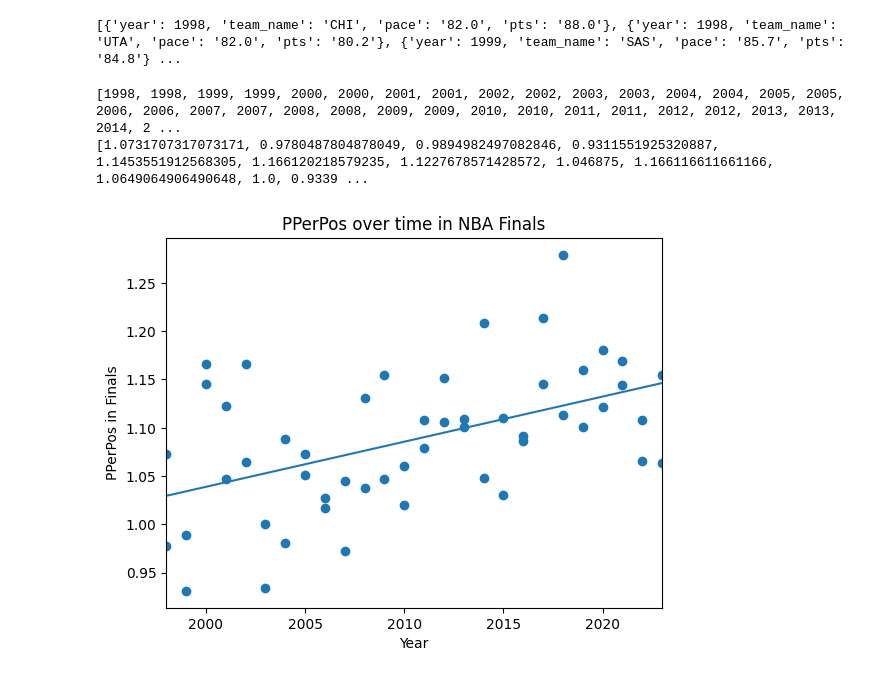
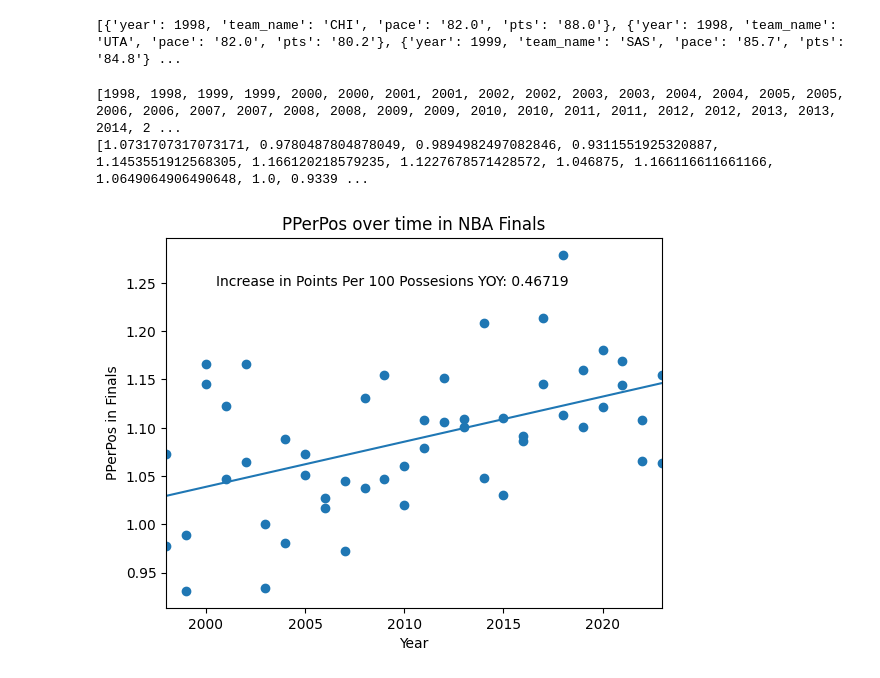
Before and after one commit to j-beastman/sportsanalfinal, a Jupyter notebook: Figures/PPerPos.ipynb, the cells around one changed output. Cells and saved outputs as stored; diff of their text form; code cells hidden in the pictures.

```diff
--- a/PPerPos.ipynb
+++ b/Figures/PPerPos.ipynb
@@ -112,24 +120,29 @@ for data in finals_data:
 # %%
 finals_years = [year for year in YEARS for _ in range(2)]
 print(finals_years)
 print(pts_per_possession_list)
 
 # create scatterplot
 plt.scatter(finals_years, pts_per_possession_list)
 
 # calculate equation for trendline
 z = np.polyfit(finals_years, pts_per_possession_list, 1)
 p = np.poly1d(z)
 
+slope = z[0]
+slope = slope * 100
+
 # add trendline to plot
 plt.plot(YEARS, p(YEARS))
+
+plt.text(0.1, 0.9, f'Increase in Points Per 100 Possesions YOY: {slope:.5f}', transform=plt.gca().transAxes, fontsize=10, verticalalignment='top')
 
 plt.xlabel('Year')
 plt.ylabel('PPerPos in Finals')
 plt.title('PPerPos over time in NBA Finals')
 plt.xlim(YEARS[0], YEARS[-1])
 plt.show()
 # %% [output]
 [1998, 1998, 1999, 1999, 2000, 2000, 2001, 2001, 2002, 2002, 2003, 2003, 2004, 2004, 2005, 2005, 2006, 2006, 2007, 2007, 2008, 2008, 2009, 2009, 2010, 2010, 2011, 2011, 2012, 2012, 2013, 2013, 2014, 2 ...
 [1.0731707317073171, 0.9780487804878049, 0.9894982497082846, 0.9311551925320887, 1.1453551912568305, 1.166120218579235, 1.1227678571428572, 1.046875, 1.166116611661166, 1.0649064906490648, 1.0, 0.9339 ...
-[figure, old version]
+[figure, new version]
```
Also changed, not shown: parts of 1 cell of this notebook, 3 other files.
